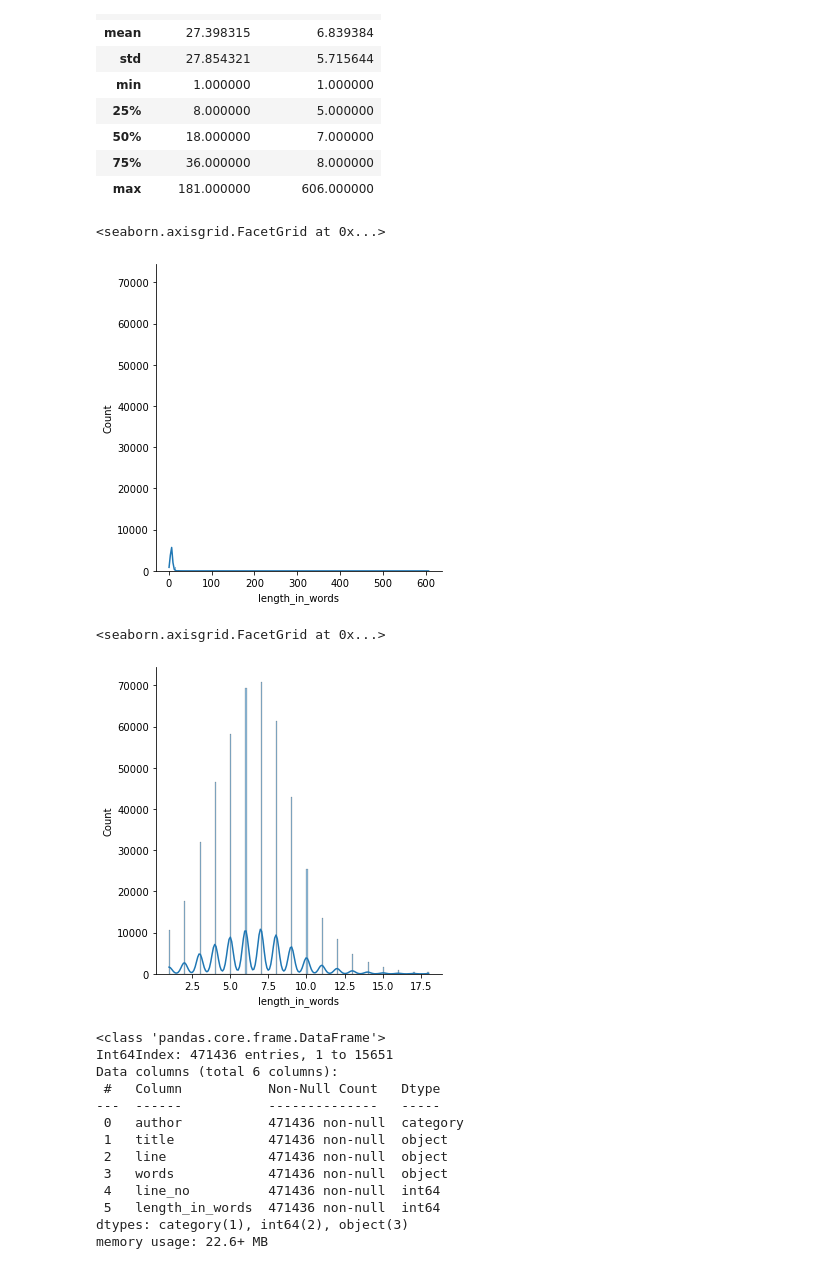
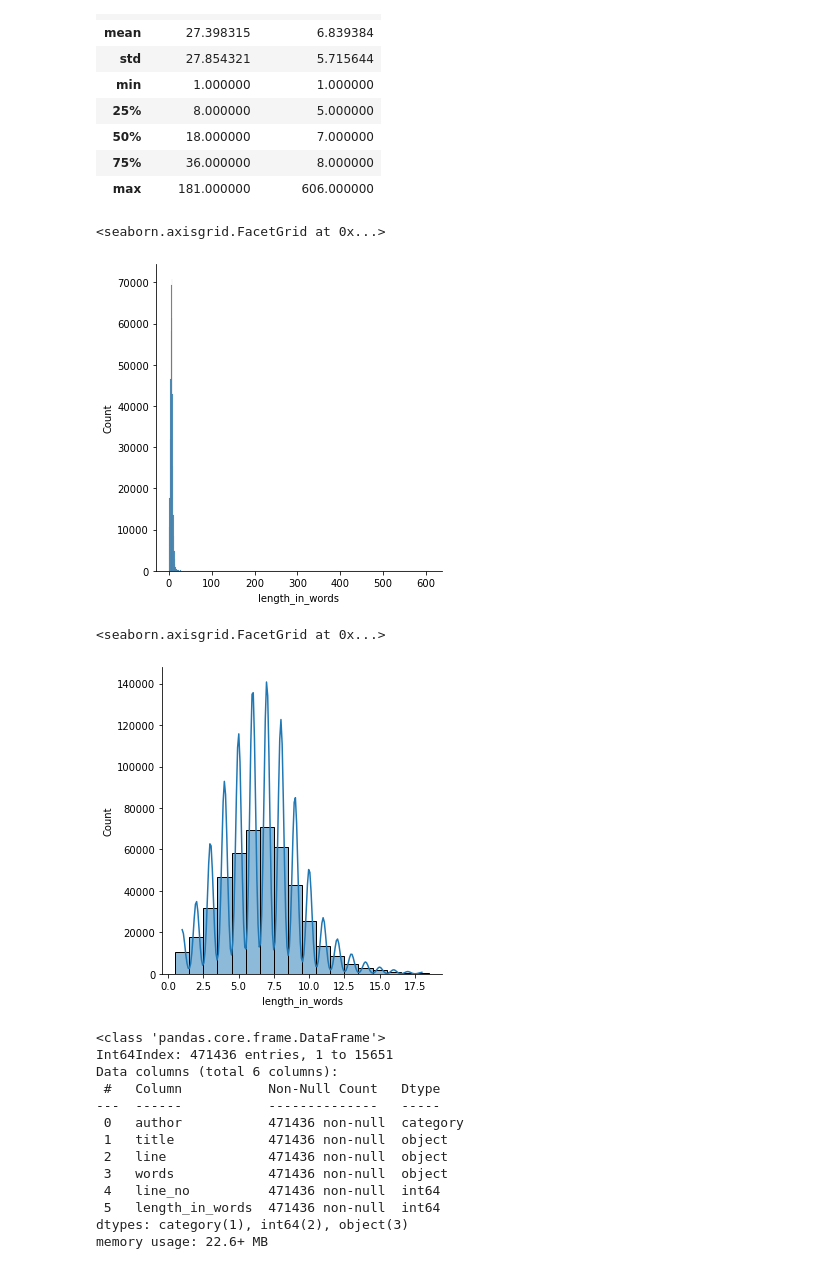
Before and after one commit to vvaynethomas/poetry_nlp, a Jupyter notebook: pp_eda_w_nltk.ipynb, the cells around one changed output. Saved outputs shown, nothing was run; the diff lists cells and outputs as text; code cells hidden in the pictures.

```diff
--- a/pp_eda_w_nltk.ipynb
+++ b/pp_eda_w_nltk.ipynb
@@ -254,10 +254,10 @@ line_df.describe()
 | max | 181.000000 | 606.000000 |
 # %%
 x = line_df.length_in_words
-sns.displot(data=line_df, x='length_in_words', kde=True)
+sns.displot(data=line_df, x='length_in_words', discrete=True)
 # %% [output]
 <seaborn.axisgrid.FacetGrid at 0x...>
-[figure, old version]
+[figure, new version]
 # %%
 # filtering outliers with zscore
 from scipy import stats
@@ -265,11 +265,11 @@ clean_line_df = line_df[(np.abs(stats.zscore(line_df.length_in_words)) < 2)]
 # %%
 # fig, ax = plt.subplots()
 # x = clean_line_df.length_in_words
-sns.displot(data=clean_line_df, x='length_in_words', kde=True)
+sns.displot(data=clean_line_df, x='length_in_words', discrete=True,kde=True)
 # plt.tight_layout()
 # %% [output]
 <seaborn.axisgrid.FacetGrid at 0x...>
-[figure, old version]
+[figure, new version]
 # %%
 line_df.info()
 # %% [output]
```
Also changed, not shown: parts of 3 cells of this notebook, 2 other files.
